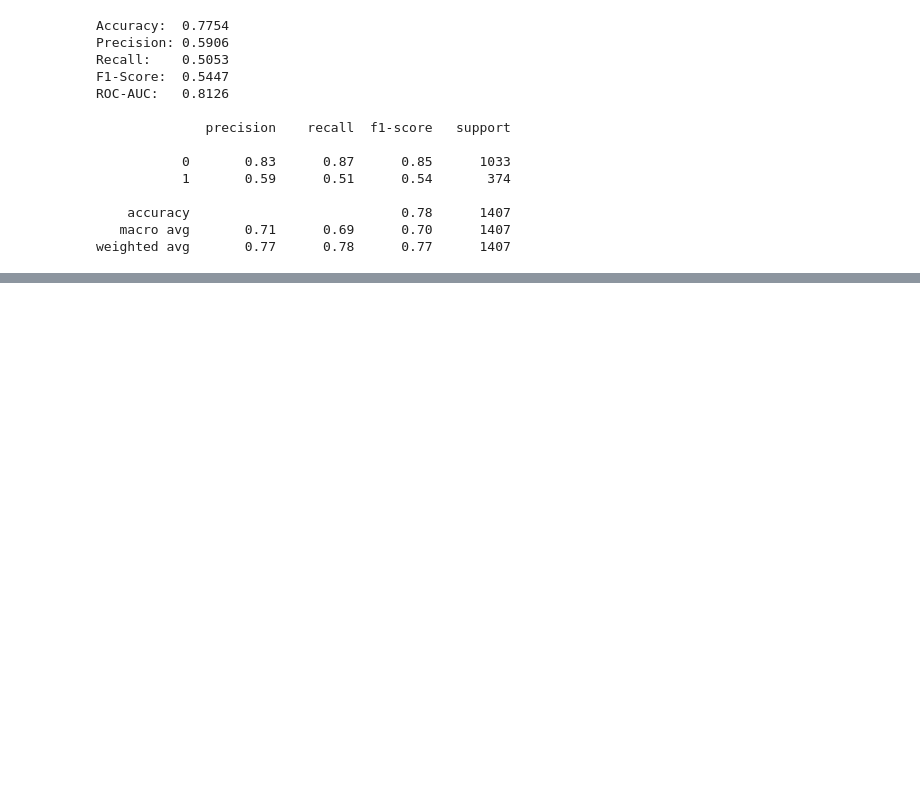
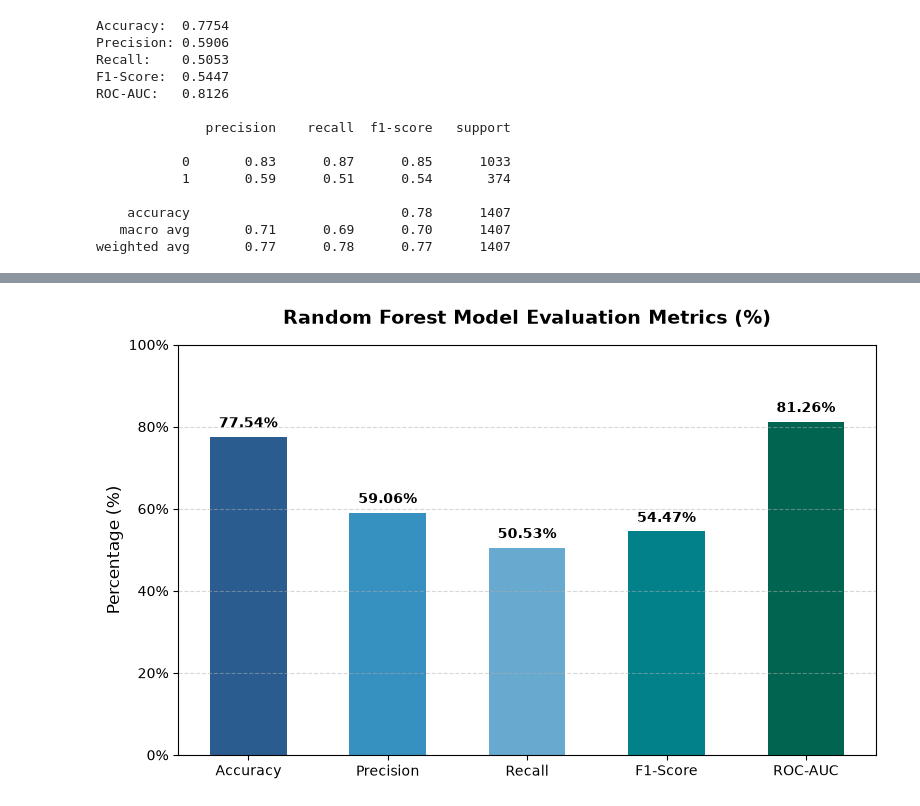
Before and after one commit to Joyy-cloud/TelecomChurning, a Jupyter notebook: 04_predictive_modelling.ipynb, the cells around one changed output, grey strips where cells are left out. Saved outputs shown, nothing was run; the diff lists cells and outputs as text; code cells hidden in the pictures; blank space fills up the shorter version.

```diff
--- a/04_predictive_modelling.ipynb
+++ b/04_predictive_modelling.ipynb
@@ -241,19 +328,2 @@ print(preview)
 # %% [markdown]
 <small> Evaluating a classification model requires looking beyond raw accuracy, especially when dealing with imbalanced datasets like customer churn (where retained customers far outnumber churners). To assess overall predictive performance and real-world applicability, five primary metrics are calculated on the unseen test dataset: Accuracy, Precision, Recall, F1-Score and ROC-AUC
-# %%
-# Calculating core metrics
-accuracy = accuracy_score(y_test, y_pred)
-precision = precision_score(y_test, y_pred)
-recall = recall_score(y_test, y_pred)
-f1 = f1_score(y_test, y_pred)
-auc = roc_auc_score(y_test, y_proba)
-
-print(f"Accuracy:  {accuracy:.4f}")
-print(f"Precision: {precision:.4f}")
-print(f"Recall:    {recall:.4f}")
-print(f"F1-Score:  {f1:.4f}")
-print(f"ROC-AUC:   {auc:.4f}\n")
-
-# Detailed Classification Report
-print("Detailed Classification Report:")
-print(classification_report(y_test, y_pred, target_names=['Retained (0)', 'Churned (1)']))
@@ -589,0 +661,43 @@ plt.show()
+# %%
+import matplotlib.pyplot as plt
+import seaborn as sns
+from sklearn.metrics import accuracy_score, precision_score, recall_score, f1_score, roc_auc_score
+
+# Calculate evaluation metrics converted to percentages
+metrics_pct = {
+    'Accuracy': accuracy_score(y_test, y_pred) * 100,
+    'Precision': precision_score(y_test, y_pred) * 100,
+    'Recall': recall_score(y_test, y_pred) * 100,
+    'F1-Score': f1_score(y_test, y_pred) * 100,
+    'ROC-AUC': roc_auc_score(y_test, y_prob) * 100
+}
+
+# Plot configuration
+plt.figure(figsize=(8, 5))
+colors = ['#2b5c8f', '#3690c0', '#67a9cf', '#02818a', '#016450']
+bars = plt.bar(metrics_pct.keys(), metrics_pct.values(), color=colors, width=0.55)
+
+# Add percentage labels above each bar
+for bar in bars:
+    yval = bar.get_height()
+    plt.text(
+        bar.get_x() + bar.get_width() / 2.0,
+        yval + 1.5,
+        f'{yval:.2f}%',
+        ha='center',
+        va='bottom',
+        fontweight='bold',
+        fontsize=10
+    )
+
+# Axis formatting
+plt.ylim(0, 100)
+plt.title('Random Forest Model Evaluation Metrics (%)', fontsize=14, fontweight='bold', pad=15)
+plt.ylabel('Percentage (%)', fontsize=12)
+plt.gca().yaxis.set_major_formatter(plt.FuncFormatter(lambda y, _: f'{int(y)}%'))
+plt.grid(axis='y', linestyle='--', alpha=0.5)
+
+plt.tight_layout()
+plt.show()
+# %% [output]
+[figure, added]
```
Also changed, not shown: parts of 29 cells of this notebook.
